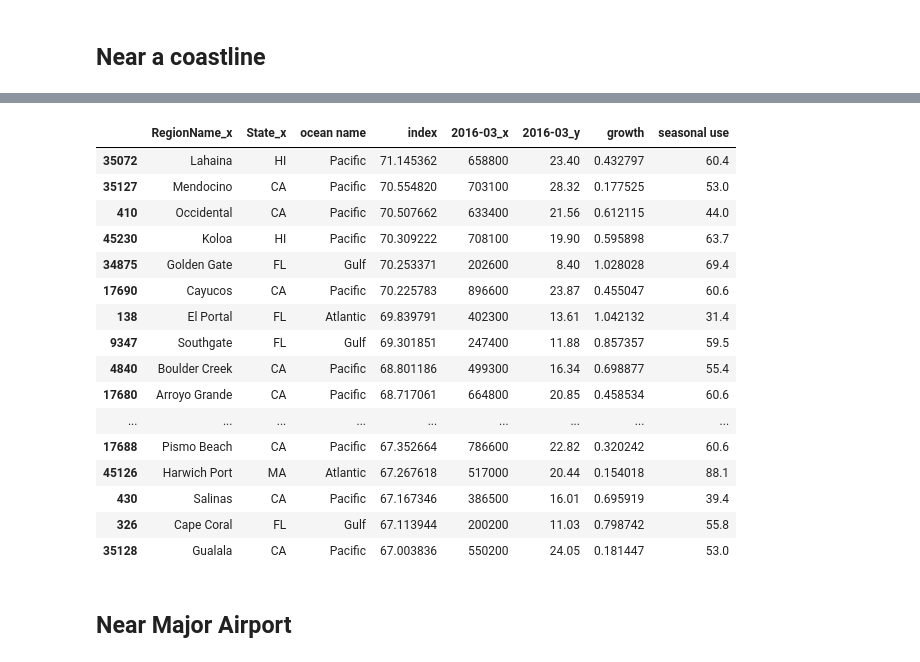
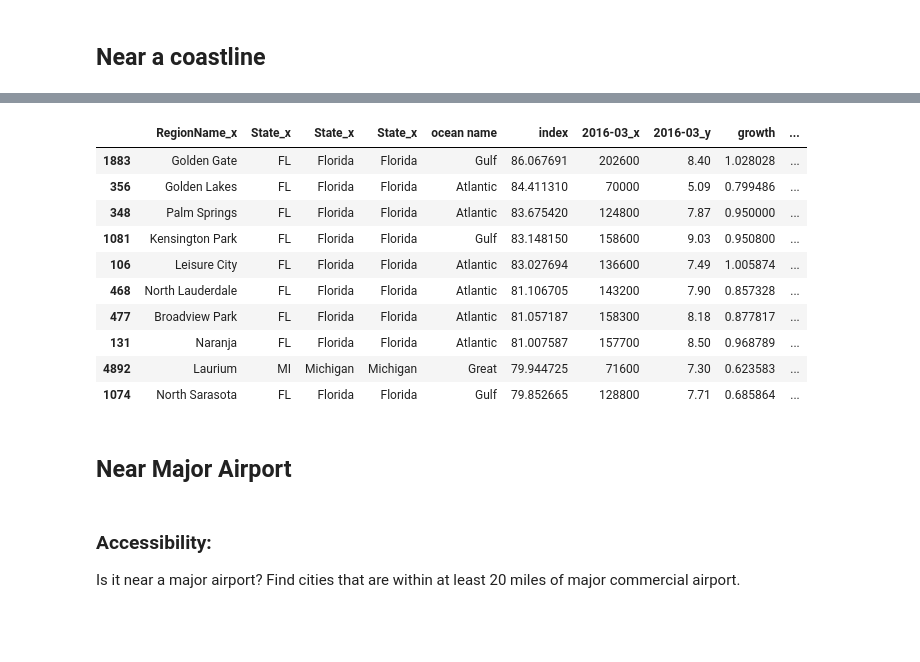
Before and after one commit to matt-stringer/vacation-rentals, a Jupyter notebook: Second Home Analysis.ipynb, the cells around one changed output, grey strips where cells are left out. Cells and saved outputs as stored; diff of their text form; code cells hidden in the pictures; blank space fills up the shorter version.

Commit message:
reorganized airports

```diff
--- a/Second Home Analysis.ipynb
+++ b/Second Home Analysis.ipynb
@@ -251,7 +183,9 @@ plt.hist(df_geo['2016-03_y'].dropna(), bins=50);
 max_revenue, min_revenue = max(df_geo['2016-03_y']), min(df_geo['2016-03_y'])
 difference = max_revenue - min_revenue
 
-df_geo['revenue_index'] = 100*(df_geo['2016-03_y'] - min_revenue) / difference
+df_geo['revenue_index'] = 100*(max_revenue - df_geo['2016-03_y']) / difference
+
+# df_geo[['revenue_index', '2016-03_y']].sort('revenue_index', ascending=False)
 # %% [markdown]
 ### Price
 The lower the price the higher the index.
@@ -451,32 +392,32 @@ coast_df.to_csv('close2oceans.csv')
 # %%
 # merge the files together
 
+coast_df = pd.read_csv('close2oceans.csv')
+
 coast_df['CityState'] = coast_df['cities']
 df_geo = pd.merge(df_geo, coast_df, on='CityState', how='inner')
 # %%
 import warnings
 warnings.filterwarnings('ignore')
 
 df_out = df_geo[df_geo['lines'] == True]
 df_out['ocean name'] = df_out['oceans'].apply(lambda x: x.split(' ')[1])
-df_out[['RegionName_x', 'State_x','ocean name', 'index', '2016-03_x', '2016-03_y', 'growth', 'seasonal use']].sort('index', ascending=False).head(25)
+df_out = df_out[['RegionName_x', 'State_x','ocean name', 'index', '2016-03_x', '2016-03_y', 'growth', 'seasonal use']].sort('index', ascending=False).head(10)
+df_out
 # %% [output]
-|  | RegionName_x | State_x | ocean name | index | 2016-03_x | 2016-03_y | growth | seasonal use |
-| 35072 | Lahaina | HI | Pacific | 71.145362 | 658800 | 23.40 | 0.432797 | 60.4 |
-| 35127 | Mendocino | CA | Pacific | 70.554820 | 703100 | 28.32 | 0.177525 | 53.0 |
-| 410 | Occidental | CA | Pacific | 70.507662 | 633400 | 21.56 | 0.612115 | 44.0 |
-| 45230 | Koloa | HI | Pacific | 70.309222 | 708100 | 19.90 | 0.595898 | 63.7 |
-| 34875 | Golden Gate | FL | Gulf | 70.253371 | 202600 | 8.40 | 1.028028 | 69.4 |
-| 17690 | Cayucos | CA | Pacific | 70.225783 | 896600 | 23.87 | 0.455047 | 60.6 |
-| 138 | El Portal | FL | Atlantic | 69.839791 | 402300 | 13.61 | 1.042132 | 31.4 |
-| 9347 | Southgate | FL | Gulf | 69.301851 | 247400 | 11.88 | 0.857357 | 59.5 |
-| 4840 | Boulder Creek | CA | Pacific | 68.801186 | 499300 | 16.34 | 0.698877 | 55.4 |
-| 17680 | Arroyo Grande | CA | Pacific | 68.717061 | 664800 | 20.85 | 0.458534 | 60.6 |
-| ... | ... | ... | ... | ... | ... | ... | ... | ... |
-| 17688 | Pismo Beach | CA | Pacific | 67.352664 | 786600 | 22.82 | 0.320242 | 60.6 |
-| 45126 | Harwich Port | MA | Atlantic | 67.267618 | 517000 | 20.44 | 0.154018 | 88.1 |
-| 430 | Salinas | CA | Pacific | 67.167346 | 386500 | 16.01 | 0.695919 | 39.4 |
-| 326 | Cape Coral | FL | Gulf | 67.113944 | 200200 | 11.03 | 0.798742 | 55.8 |
-| 35128 | Gualala | CA | Pacific | 67.003836 | 550200 | 24.05 | 0.181447 | 53.0 |
+|  | RegionName_x | State_x | State_x | State_x | ocean name | index | 2016-03_x | 2016-03_y | growth | ... |
+| 1883 | Golden Gate | FL | Florida | Florida | Gulf | 86.067691 | 202600 | 8.40 | 1.028028 | ... |
+| 356 | Golden Lakes | FL | Florida | Florida | Atlantic | 84.411310 | 70000 | 5.09 | 0.799486 | ... |
+| 348 | Palm Springs | FL | Florida | Florida | Atlantic | 83.675420 | 124800 | 7.87 | 0.950000 | ... |
+| 1081 | Kensington Park | FL | Florida | Florida | Gulf | 83.148150 | 158600 | 9.03 | 0.950800 | ... |
+| 106 | Leisure City | FL | Florida | Florida | Atlantic | 83.027694 | 136600 | 7.49 | 1.005874 | ... |
+| 468 | North Lauderdale | FL | Florida | Florida | Atlantic | 81.106705 | 143200 | 7.90 | 0.857328 | ... |
+| 477 | Broadview Park | FL | Florida | Florida | Atlantic | 81.057187 | 158300 | 8.18 | 0.877817 | ... |
+| 131 | Naranja | FL | Florida | Florida | Atlantic | 81.007587 | 157700 | 8.50 | 0.968789 | ... |
+| 4892 | Laurium | MI | Michigan | Michigan | Great | 79.944725 | 71600 | 7.30 | 0.623583 | ... |
+| 1074 | North Sarasota | FL | Florida | Florida | Gulf | 79.852665 | 128800 | 7.71 | 0.685864 | ... |
 # %% [markdown]
 ## Near Major Airport
+# %% [markdown]
+### Accessibility:
+Is it near a major airport? Find cities that are within at least 20 miles of major commercial airport.
```
Also changed, not shown: parts of 28 cells of this notebook.
